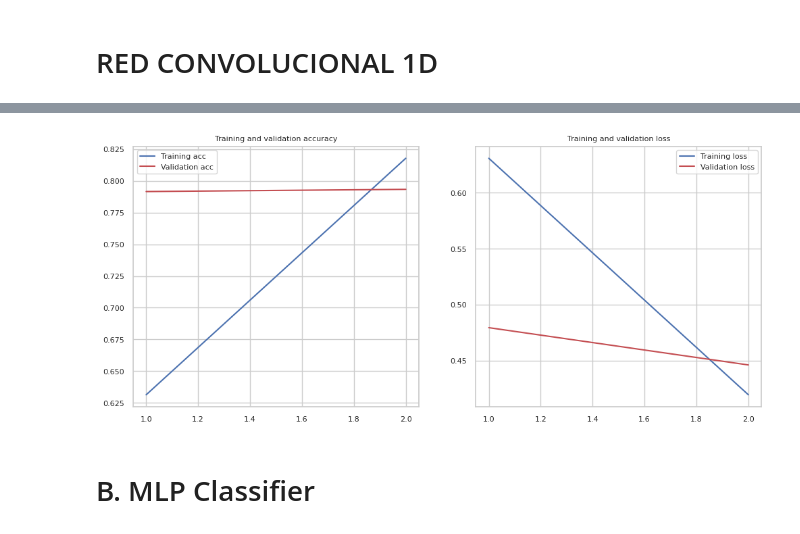
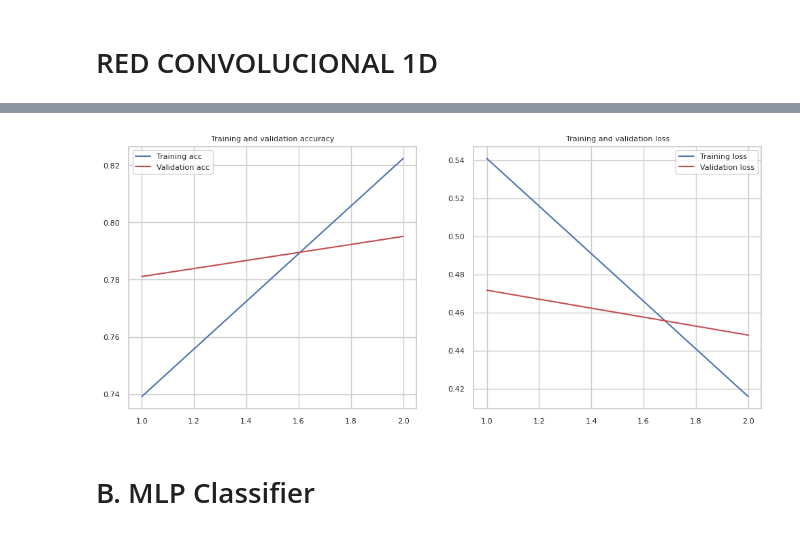
Before and after one commit to delpinor/datos7506, a Jupyter notebook: TP2 - ML.ipynb, the cells around one changed output, grey strips where cells are left out. Drawn from its saved outputs; the diff is of its cells as text; code cells hidden in the pictures.

```diff
--- a/TP2 - ML.ipynb
+++ b/TP2 - ML.ipynb
@@ -569,7 +672,7 @@ def formato_inicial(df):
 
 train_df = pd.read_csv('data/train.csv', encoding='utf-8')
 test_df = pd.read_csv('data/test.csv', encoding='utf-8')
-train_df = train_df.sample(frac=1)
+#train_df = train_df.sample(frac=1)
 formato_inicial(train_df)
 formato_inicial(test_df)
 # %%
@@ -872,35 +1064,57 @@ Testing Accuracy:  0.7988
 MAX_SEQUENCE_LENGTH = train_df['text_clean'].str.split().str.len().max() + 1
 
 #Maximo de palabras
-MAX_NB_WORDS = 2000
+MAX_NUM_WORDS = 50000
 
 # Matriz de salida
 EMBEDDING_DIM = 100
+
+VALIDATION_SPLIT = 0.1
+
+
 X = train_df['text_clean']
 y = train_df['target']
 
 
-tokenizer = Tokenizer(num_words=MAX_NB_WORDS)
+tokenizer = Tokenizer(num_words=MAX_NUM_WORDS)
 tokenizer.fit_on_texts(X.values)
-
 vocab_size = len(tokenizer.word_index) + 1  # Más una columna para el index
 print('Tokens únicos: ', vocab_size)
 
 X = tokenizer.texts_to_sequences(X.values)
-
 X = pad_sequences(X, maxlen=MAX_SEQUENCE_LENGTH)
 y = pd.get_dummies(y).values
 
+#https://nlp.stanford.edu/projects/glove/
+EMBEDDING_FILE = 'data/glove.6B.100d.txt'
+#EMBEDDING_FILE = 'data/glove.twitter.27B.100d.txt'
+def get_coefs(word,*arr):
+    return word, np.asarray(arr, dtype='float32')
+
+embeddings_index = dict(get_coefs(*o.split(" ")) for o in open(EMBEDDING_FILE))
+
+# Matriz de pesos
+embedding_matrix = np.zeros((vocab_size, EMBEDDING_DIM))
+for word, index in tokenizer.word_index.items():
+    if index > MAX_NUM_WORDS - 1:
+        break
+    else:
+        embedding_vector = embeddings_index.get(word)
+        if embedding_vector is not None:
+            embedding_matrix[index] = embedding_vector
+
+
 # Split
-X_train, X_test, y_train, y_test = train_test_split(X,y, test_size = 0.25, random_state = 0)
+X_train, X_test, y_train, y_test = train_test_split(X,y, test_size = 0.25, random_state = 42)
 
 # Agrego unua red convolucional 1D
 model = Sequential()
-model.add(layers.Embedding(vocab_size, EMBEDDING_DIM ,input_length = X.shape[1]))
-model.add(layers.Conv1D(512, 32, activation='sigmoid'))
-model.add(layers.GlobalMaxPooling1D())
-model.add(layers.Dense(64, activation='relu'))
-model.add(layers.Dense(2, activation='sigmoid'))
+model.add(Embedding(vocab_size, EMBEDDING_DIM, input_length=MAX_SEQUENCE_LENGTH,
+                    weights=[embedding_matrix], trainable=False))
+model.add(Conv1D(512, 32, activation='sigmoid'))
+model.add(GlobalMaxPooling1D())
+model.add(Dense(64, activation='sigmoid'))
+model.add(Dense(2, activation='sigmoid'))
 model.compile(optimizer='adam',loss='binary_crossentropy',metrics=['accuracy'])
 
 
@@ -908,7 +1122,7 @@ epochs = 2
 batch_size = 64
 
 history = model.fit(X_train, y_train, epochs=epochs, batch_size=batch_size,
-                    validation_split=0.1,callbacks=[EarlyStopping(monitor='val_loss',
+                    validation_split=VALIDATION_SPLIT,callbacks=[EarlyStopping(monitor='val_loss',
                     patience=3, min_delta=0.0001)])
 
 accr = model.evaluate(X_test,y_test)
@@ -934,4 +1148,4 @@ Testing Accuracy:  0.7957
-[figure, old version]
+[figure, new version]
 # %% [markdown]
 # B. MLP Classifier
 # %%
```
Also changed, not shown: parts of 12 cells of this notebook, 1 other file.
